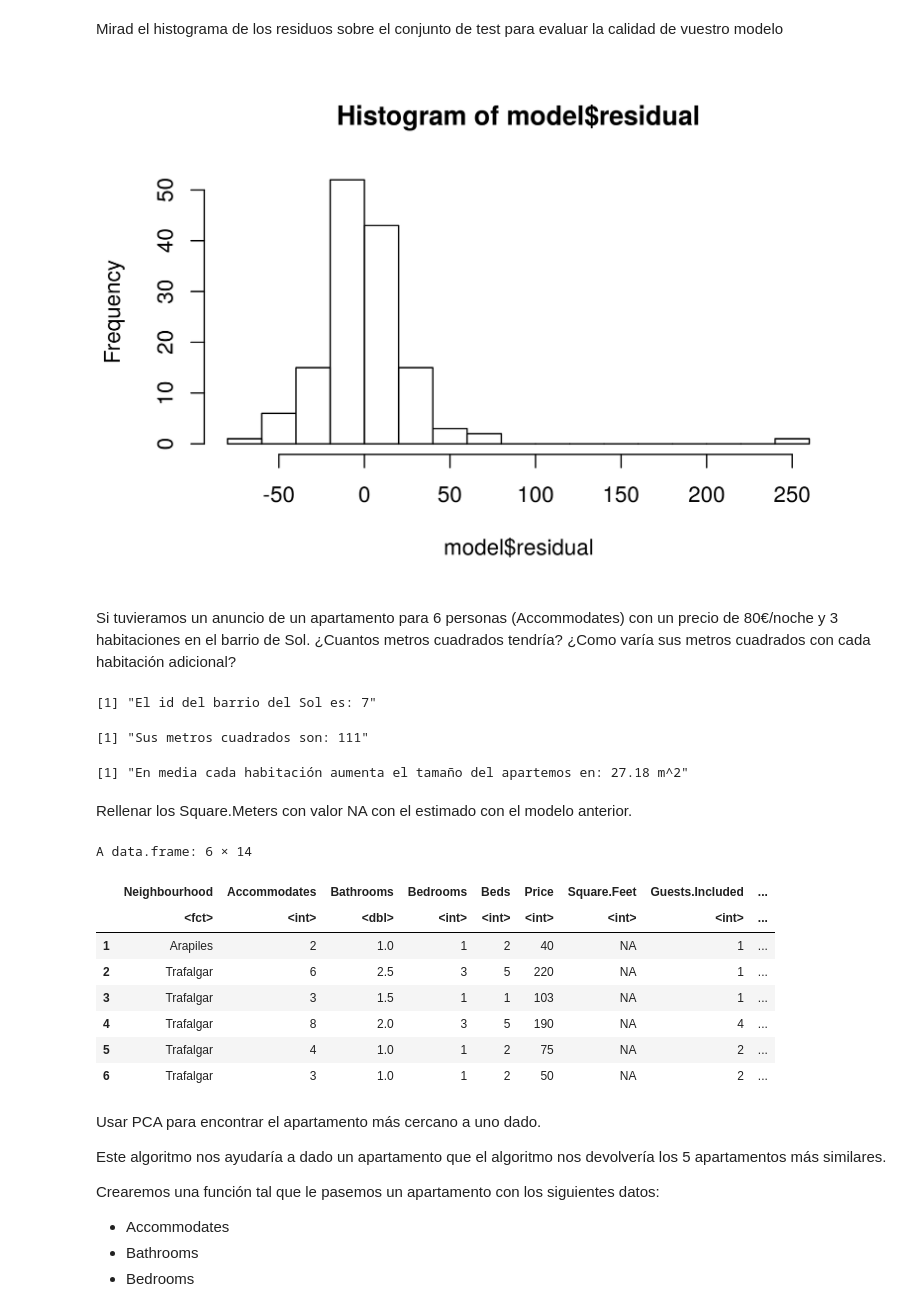
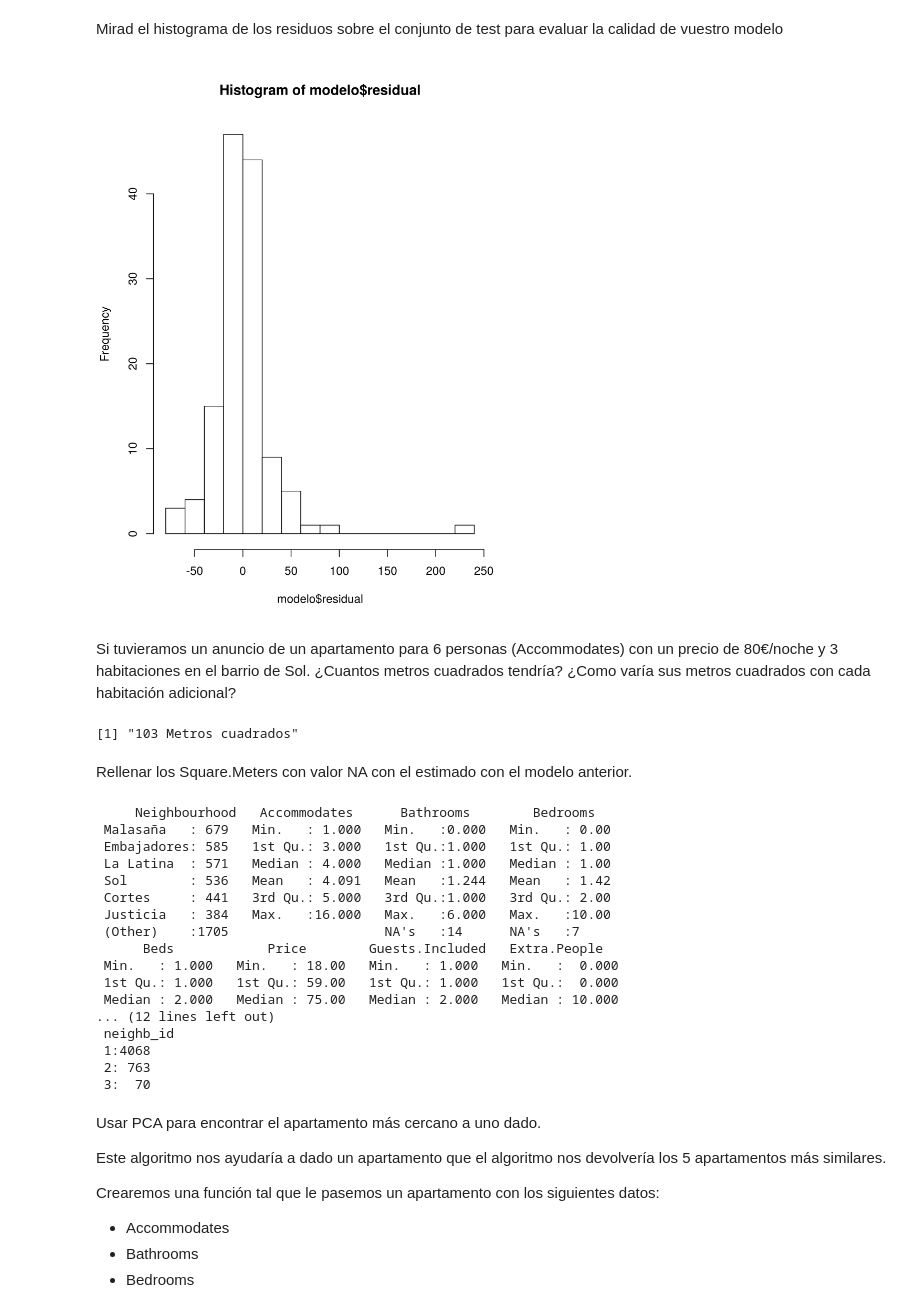
Before and after one commit to Juanma31/Data-Mining, a Jupyter notebook: Practica-JuanManuelCebrian.ipynb, the cells around one changed output. Cells and saved outputs as stored; diff of their text form; code cells hidden in the pictures.

```diff
--- a/Practica-JuanManuelCebrian.ipynb
+++ b/Practica-JuanManuelCebrian.ipynb
@@ -190,0 +208,4 @@ A data.frame: 6 × 14
+# %%
+## Inserto la columna de los ids de los clusters
+df_madrid$Neighbourhood <- factor(df_madrid$Neighbourhood)
+df_madrid$neighb_id <- ct[df_madrid$Neighbourhood]
@@ -190,0 +229,4 @@ A data.frame: 6 × 14
+# %%
+## Convierto la columna neighb_id en factor para agrupar por cluster
+df_madrid$neighb_id <-as.factor(df_madrid$neighb_id)
+str(df_madrid)
@@ -194,11 +263,11 @@ Vamos a crear dos grupos, uno test y otro train.
 Tratamos de predecir los metros cuadrados en función del resto de columnas del dataframe.
 # %%
 set.seed(12)
-idx<-sample(1:nrow(df_madrid_id),nrow(df_madrid_id)*0.8)
-df_madrid_id_train<-df_madrid_id[idx,]
-df_madrid_id_test<-df_madrid_id[-idx,]
+idx <- sample(1:nrow(df_madrid),0.8 * nrow(df_madrid))
+train <- df_madrid[idx,]
+test <- df_madrid[-idx,]
 # %%
-model<-lm(formula=Square.Meters~neighb_id+neighb_id+Price+Bedrooms, df_madrid_id_train)
-summary(model)
+modelo <- lm(formula=Square.Meters~Accommodates+Price+Bedrooms, train)
+summary(modelo)
 # %% [output]
 Call:
@@ -235,48 +290,46 @@ plot(model$model$Square.Meters,model$residual)
 # %% [markdown]
 Mirad el histograma de los residuos sobre el conjunto de test para evaluar la calidad de vuestro modelo
 # %%
-hist(model$residual,breaks=20)
+hist(modelo$residual,breaks=20)
 # %% [output]
-[figure, old version]
+[figure, new version]
 # %% [markdown]
 Si tuvieramos un anuncio de un apartamento para 6 personas (Accommodates) con un precio de 80€/noche y 3 habitaciones en el barrio de Sol.
 ¿Cuantos metros cuadrados tendría?
 ¿Como varía sus metros cuadrados con cada habitación adicional?
-# %%
-neighb_id_sol<-df_barrios %>% filter(names=="Sol") %>% select(neighb_id)
-paste0("El id del barrio del Sol es: ",neighb_id_sol)
-df_appartment<-data.frame(neighb_id=neighb_id_sol,Bedrooms=3,Price=80,Accommodates=6)
-pred_m2<-predict(model,df_appartment)
-paste("Sus metros cuadrados son:",round(pred_m2))
-# %% [output]
-[1] "El id del barrio del Sol es: 7"
-[1] "Sus metros cuadrados son: 111"
-# %%
- cf<-coefficients(model)
-cf_bedroom_sol<-cf['Bedrooms']
-
-paste("En media cada habitación aumenta el tamaño del apartemos en:",round(cf_bedroom_sol,2),"m^2")
-# %% [output]
-[1] "En media cada habitación aumenta el tamaño del apartemos en: 27.18 m^2"
+# %%
+apartamento <- data.frame(Neighbourhood = "Sol",Bedrooms=3, Price=80, Accommodates=6)
+predicApartamentoM2 <- predict(modelo,apartamento)
+paste(round(predicApartamentoM2), "Metros cuadrados")
+# %% [output]
+[1] "103 Metros cuadrados"
 # %% [markdown]
 Rellenar los Square.Meters con valor NA con el estimado con el modelo anterior.
 # %%
 df_madrid_id_all <- df_madrid %>% inner_join(df_barrios,by=c("Neighbourhood"='names'))
 
 df_madrid_id_all$Square.Meters[is.na(df_madrid_id_all$Square.Meters)]<-
- round(predict(model,df_madrid_id_all[is.na(df_madrid_id_all$Square.Meters),]))
+ round(predict(modelo,df_madrid_id_all[is.na(df_madrid_id_all$Square.Meters),]))
 
-head(df_madrid_id_all)
+summary(df_madrid)
 # %% [output]
-A data.frame: 6 × 14
+     Neighbourhood   Accommodates      Bathrooms        Bedrooms
+ Malasaña   : 679   Min.   : 1.000   Min.   :0.000   Min.   : 0.00
+ Embajadores: 585   1st Qu.: 3.000   1st Qu.:1.000   1st Qu.: 1.00
+ La Latina  : 571   Median : 4.000   Median :1.000   Median : 1.00
+ Sol        : 536   Mean   : 4.091   Mean   :1.244   Mean   : 1.42
+ Cortes     : 441   3rd Qu.: 5.000   3rd Qu.:1.000   3rd Qu.: 2.00
+ Justicia   : 384   Max.   :16.000   Max.   :6.000   Max.   :10.00
+ (Other)    :1705                    NA's   :14      NA's   :7
+      Beds            Price        Guests.Included   Extra.People
+ Min.   : 1.000   Min.   : 18.00   Min.   : 1.000   Min.   :  0.000
+ 1st Qu.: 1.000   1st Qu.: 59.00   1st Qu.: 1.000   1st Qu.:  0.000
+ Median : 2.000   Median : 75.00   Median : 2.000   Median : 10.000
+... (12 lines left out)
+ neighb_id
+ 1:4068
+ 2: 763
+ 3:  70
-|  | Neighbourhood | Accommodates | Bathrooms | Bedrooms | Beds | Price | Square.Feet | Guests.Included | ... |
-|  | <fct> | <int> | <dbl> | <int> | <int> | <int> | <int> | <int> | ... |
-| 1 | Arapiles | 2 | 1.0 | 1 | 2 | 40 | NA | 1 | ... |
-| 2 | Trafalgar | 6 | 2.5 | 3 | 5 | 220 | NA | 1 | ... |
-| 3 | Trafalgar | 3 | 1.5 | 1 | 1 | 103 | NA | 1 | ... |
-| 4 | Trafalgar | 8 | 2.0 | 3 | 5 | 190 | NA | 4 | ... |
-| 5 | Trafalgar | 4 | 1.0 | 1 | 2 | 75 | NA | 2 | ... |
-| 6 | Trafalgar | 3 | 1.0 | 1 | 2 | 50 | NA | 2 | ... |
 # %% [markdown]
 Usar PCA para encontrar el apartamento más cercano a uno dado.
 
```
Also changed, not shown: parts of 44 cells of this notebook, 1 other file.
